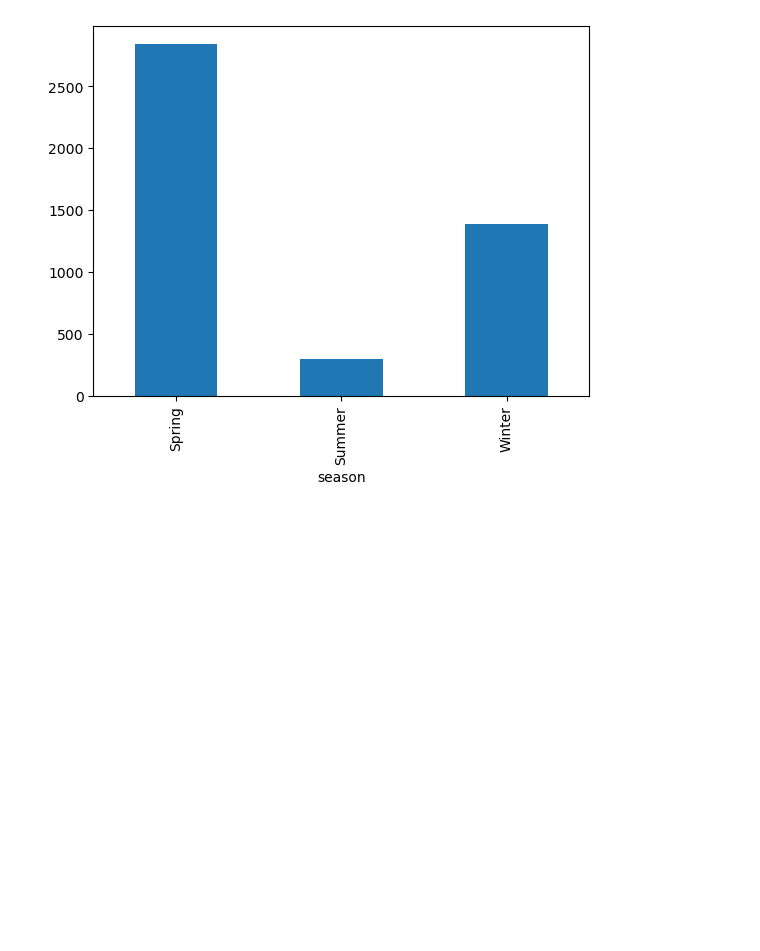
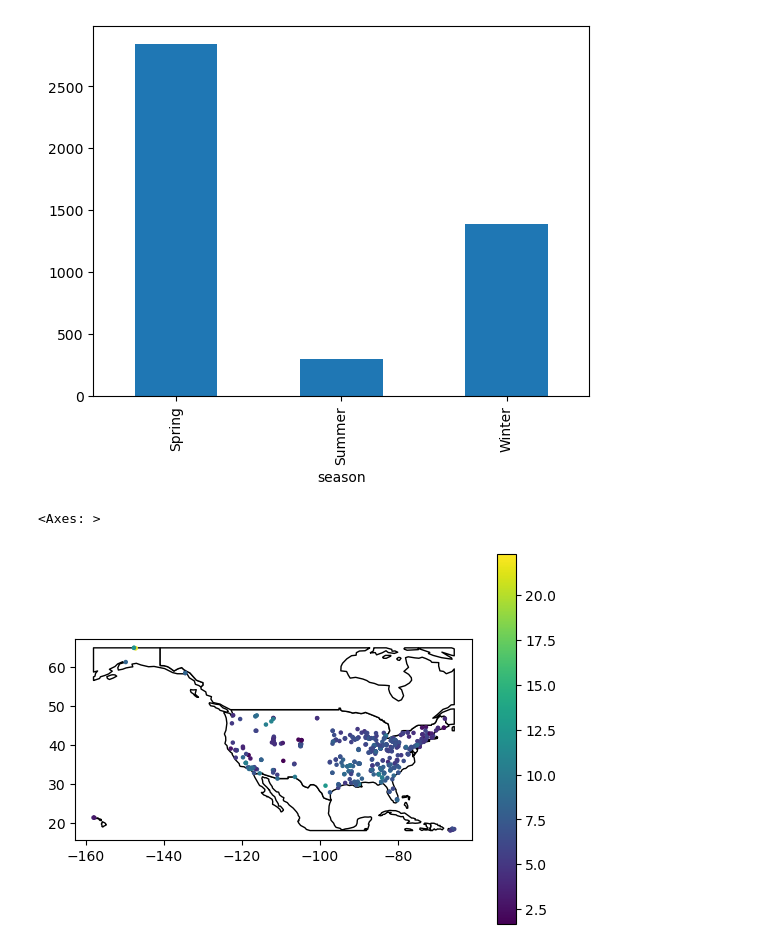
Before and after one commit to fergalicious/AirNowPractice, a Jupyter notebook: airNowPractice.ipynb, the cells around one changed output. Drawn from its saved outputs; the diff is of its cells as text; code cells hidden in the pictures; blank space fills up the shorter version.

```diff
--- a/airNowPractice.ipynb
+++ b/airNowPractice.ipynb
@@ -102,3 +125,29 @@ grouped.plot(kind='bar')
 # %% [output]
 <Axes: xlabel='season'>
 [figure]
+# %%
+# extract PM2.5 - Local Conditions averages with all columns
+pm_df = df.loc[(df['Parameter Name'] == 'PM2.5 - Local Conditions') & (df['Pollutant Standard'] == 'PM25 Annual 2024') & (df['Sample Duration'] == '24 HOUR')].copy()
+# print(len(pm_df))
+
+#find unique combinations of state, count, and monitor code, method 2
+unique_monitors = df.groupby(['State Code', 'County Code','Site Num']).ngroups
+# print(unique_monitors)
+
+#find unique combinations of state, count, and monitor code, method 2
+uniques = df[['State Code', 'County Code','Site Num']].drop_duplicates().shape[0]
+# print(f"number of unique combinations of state, county and monitor code: \n\t{uniques}")
+
+# plot monitors on a global map but have different colors depending on annual average PM2.5 concentration
+geometry = [Point(xy) for xy in zip(pm_df['Longitude'], pm_df['Latitude'])]
+gdf = gpd.GeoDataFrame(pm_df, geometry=geometry)
+# plot the GeoDataFrame
+world = gpd.read_file(gpd.datasets.get_path('naturalearth_lowres'))
+axis_range = [pm_df['Longitude'].min(), pm_df['Latitude'].min(), pm_df['Longitude'].max(), pm_df['Latitude'].max()]
+ax = world.clip(axis_range).plot(color="white", edgecolor="black")
+data_range = [pm_df['Arithmetic Mean'].min(), pm_df['Arithmetic Mean'].max()]
+
+gdf.plot(column = 'Arithmetic Mean', ax=ax, markersize=5, cmap='viridis', vmin = data_range[0], vmax = data_range[1], marker='o', legend=True)
+# %% [output]
+<Axes: >
+[figure, added]
```
Also changed, not shown: parts of 12 cells of this notebook.
